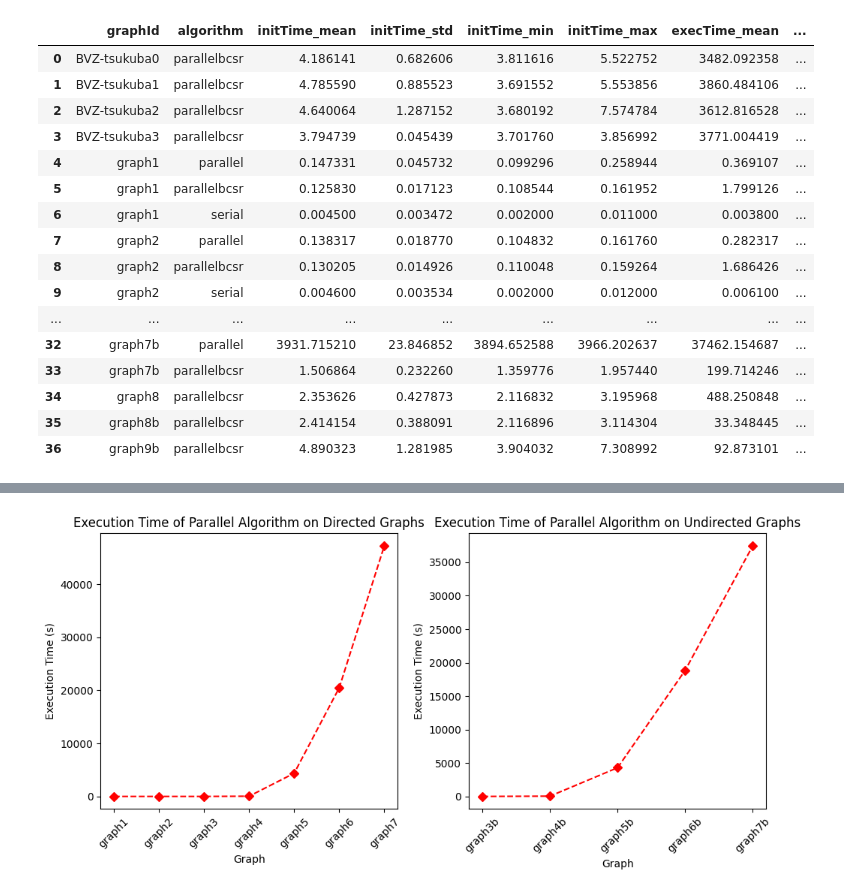
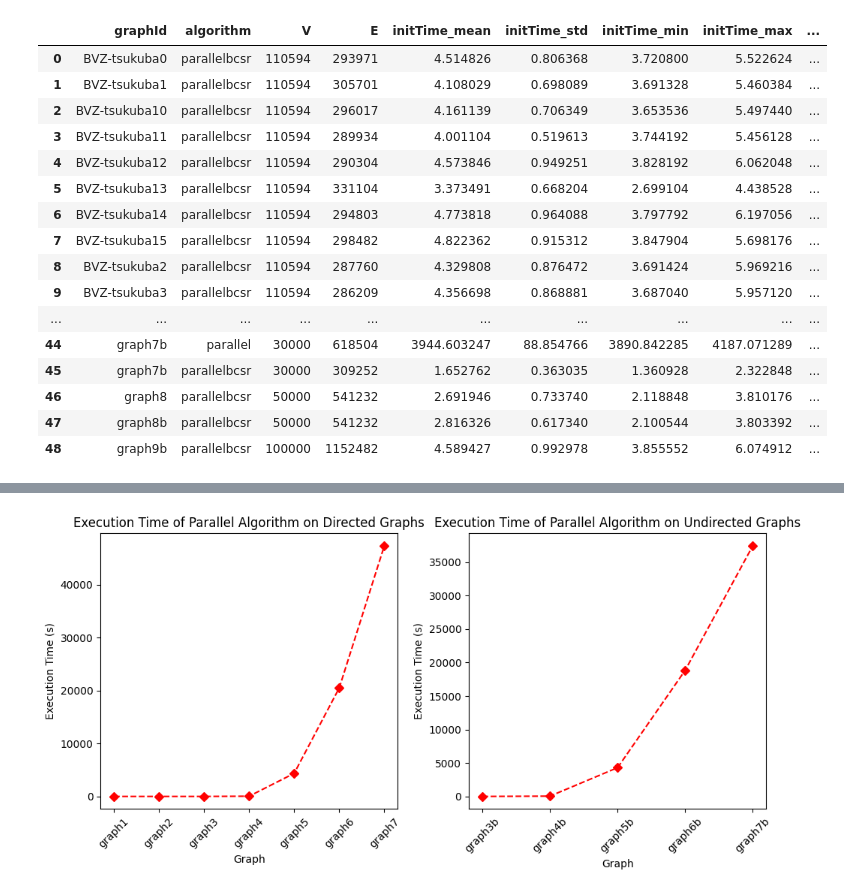
Before and after one commit to Daniele974/GraphCuts_CUDA, a Jupyter notebook: result_analysis.ipynb, the cells around one changed output, grey strips where cells are left out. Saved outputs shown, nothing was run; the diff lists cells and outputs as text; code cells hidden in the pictures.

```diff
--- a/result_analysis.ipynb
+++ b/result_analysis.ipynb
@@ -5,8 +5,9 @@ import glob
 import pandas as pd
 import os
 import numpy as np
+import math
 
-results_path = './results/'
+results_path = './results/session2/'
 files = glob.glob(results_path + '*.json')
 results = []
 
@@ -23,6 +24,6 @@ for file in files:
         content['timestamp'] = timestamp
         results.append(content)
 
-results = pd.DataFrame(results, columns=['graphId', 'algorithm', 'initializationTime', 'executionTime', 'totalTime', 'timestamp'])
+results = pd.DataFrame(results, columns=['graphId', 'algorithm', 'initializationTime', 'executionTime', 'totalTime', 'timestamp','V','E'])
 results
 # %% [output]
@@ -42,22 +43,22 @@ results
 # %%
-agg_results = results.groupby(['graphId', 'algorithm']).agg({'initializationTime': ['mean', 'std', 'min', 'max'], 'executionTime': ['mean', 'std', 'min', 'max'], 'totalTime': ['mean', 'std', 'min', 'max']}).reset_index()
-agg_results.columns = ['graphId', 'algorithm', 'initTime_mean', 'initTime_std', 'initTime_min', 'initTime_max', 'execTime_mean', 'execTime_std', 'execTime_min', 'execTime_max', 'totTime_mean', 'totTime_std', 'totTime_min', 'totTime_max']
+agg_results = results.groupby(['graphId', 'algorithm', 'V', 'E']).agg({'initializationTime': ['mean', 'std', 'min', 'max'], 'executionTime': ['mean', 'std', 'min', 'max'], 'totalTime': ['mean', 'std', 'min', 'max']}).reset_index()
+agg_results.columns = ['graphId', 'algorithm', 'V', 'E', 'initTime_mean', 'initTime_std', 'initTime_min', 'initTime_max', 'execTime_mean', 'execTime_std', 'execTime_min', 'execTime_max', 'totTime_mean', 'totTime_std', 'totTime_min', 'totTime_max']
 agg_results
 # %% [output]
-|  | graphId | algorithm | initTime_mean | initTime_std | initTime_min | initTime_max | execTime_mean | ... |
-| 0 | BVZ-tsukuba0 | parallelbcsr | 4.186141 | 0.682606 | 3.811616 | 5.522752 | 3482.092358 | ... |
-| 1 | BVZ-tsukuba1 | parallelbcsr | 4.785590 | 0.885523 | 3.691552 | 5.553856 | 3860.484106 | ... |
-| 2 | BVZ-tsukuba2 | parallelbcsr | 4.640064 | 1.287152 | 3.680192 | 7.574784 | 3612.816528 | ... |
-| 3 | BVZ-tsukuba3 | parallelbcsr | 3.794739 | 0.045439 | 3.701760 | 3.856992 | 3771.004419 | ... |
-| 4 | graph1 | parallel | 0.147331 | 0.045732 | 0.099296 | 0.258944 | 0.369107 | ... |
-| 5 | graph1 | parallelbcsr | 0.125830 | 0.017123 | 0.108544 | 0.161952 | 1.799126 | ... |
-| 6 | graph1 | serial | 0.004500 | 0.003472 | 0.002000 | 0.011000 | 0.003800 | ... |
-| 7 | graph2 | parallel | 0.138317 | 0.018770 | 0.104832 | 0.161760 | 0.282317 | ... |
-| 8 | graph2 | parallelbcsr | 0.130205 | 0.014926 | 0.110048 | 0.159264 | 1.686426 | ... |
-| 9 | graph2 | serial | 0.004600 | 0.003534 | 0.002000 | 0.012000 | 0.006100 | ... |
-| ... | ... | ... | ... | ... | ... | ... | ... | ... |
-| 32 | graph7b | parallel | 3931.715210 | 23.846852 | 3894.652588 | 3966.202637 | 37462.154687 | ... |
-| 33 | graph7b | parallelbcsr | 1.506864 | 0.232260 | 1.359776 | 1.957440 | 199.714246 | ... |
-| 34 | graph8 | parallelbcsr | 2.353626 | 0.427873 | 2.116832 | 3.195968 | 488.250848 | ... |
-| 35 | graph8b | parallelbcsr | 2.414154 | 0.388091 | 2.116896 | 3.114304 | 33.348445 | ... |
-| 36 | graph9b | parallelbcsr | 4.890323 | 1.281985 | 3.904032 | 7.308992 | 92.873101 | ... |
+|  | graphId | algorithm | V | E | initTime_mean | initTime_std | initTime_min | initTime_max | ... |
+| 0 | BVZ-tsukuba0 | parallelbcsr | 110594 | 293971 | 4.514826 | 0.806368 | 3.720800 | 5.522624 | ... |
+| 1 | BVZ-tsukuba1 | parallelbcsr | 110594 | 305701 | 4.108029 | 0.698089 | 3.691328 | 5.460384 | ... |
+| 2 | BVZ-tsukuba10 | parallelbcsr | 110594 | 296017 | 4.161139 | 0.706349 | 3.653536 | 5.497440 | ... |
+| 3 | BVZ-tsukuba11 | parallelbcsr | 110594 | 289934 | 4.001104 | 0.519613 | 3.744192 | 5.456128 | ... |
+| 4 | BVZ-tsukuba12 | parallelbcsr | 110594 | 290304 | 4.573846 | 0.949251 | 3.828192 | 6.062048 | ... |
+| 5 | BVZ-tsukuba13 | parallelbcsr | 110594 | 331104 | 3.373491 | 0.668204 | 2.699104 | 4.438528 | ... |
+| 6 | BVZ-tsukuba14 | parallelbcsr | 110594 | 294803 | 4.773818 | 0.964088 | 3.797792 | 6.197056 | ... |
+| 7 | BVZ-tsukuba15 | parallelbcsr | 110594 | 298482 | 4.822362 | 0.915312 | 3.847904 | 5.698176 | ... |
+| 8 | BVZ-tsukuba2 | parallelbcsr | 110594 | 287760 | 4.329808 | 0.876472 | 3.691424 | 5.969216 | ... |
+| 9 | BVZ-tsukuba3 | parallelbcsr | 110594 | 286209 | 4.356698 | 0.868881 | 3.687040 | 5.957120 | ... |
+| ... | ... | ... | ... | ... | ... | ... | ... | ... | ... |
+| 44 | graph7b | parallel | 30000 | 618504 | 3944.603247 | 88.854766 | 3890.842285 | 4187.071289 | ... |
+| 45 | graph7b | parallelbcsr | 30000 | 309252 | 1.652762 | 0.363035 | 1.360928 | 2.322848 | ... |
+| 46 | graph8 | parallelbcsr | 50000 | 541232 | 2.691946 | 0.733740 | 2.118848 | 3.810176 | ... |
+| 47 | graph8b | parallelbcsr | 50000 | 541232 | 2.816326 | 0.617340 | 2.100544 | 3.803392 | ... |
+| 48 | graph9b | parallelbcsr | 100000 | 1152482 | 4.589427 | 0.992978 | 3.855552 | 6.074912 | ... |
```
Also changed, not shown: parts of 9 cells of this notebook.
